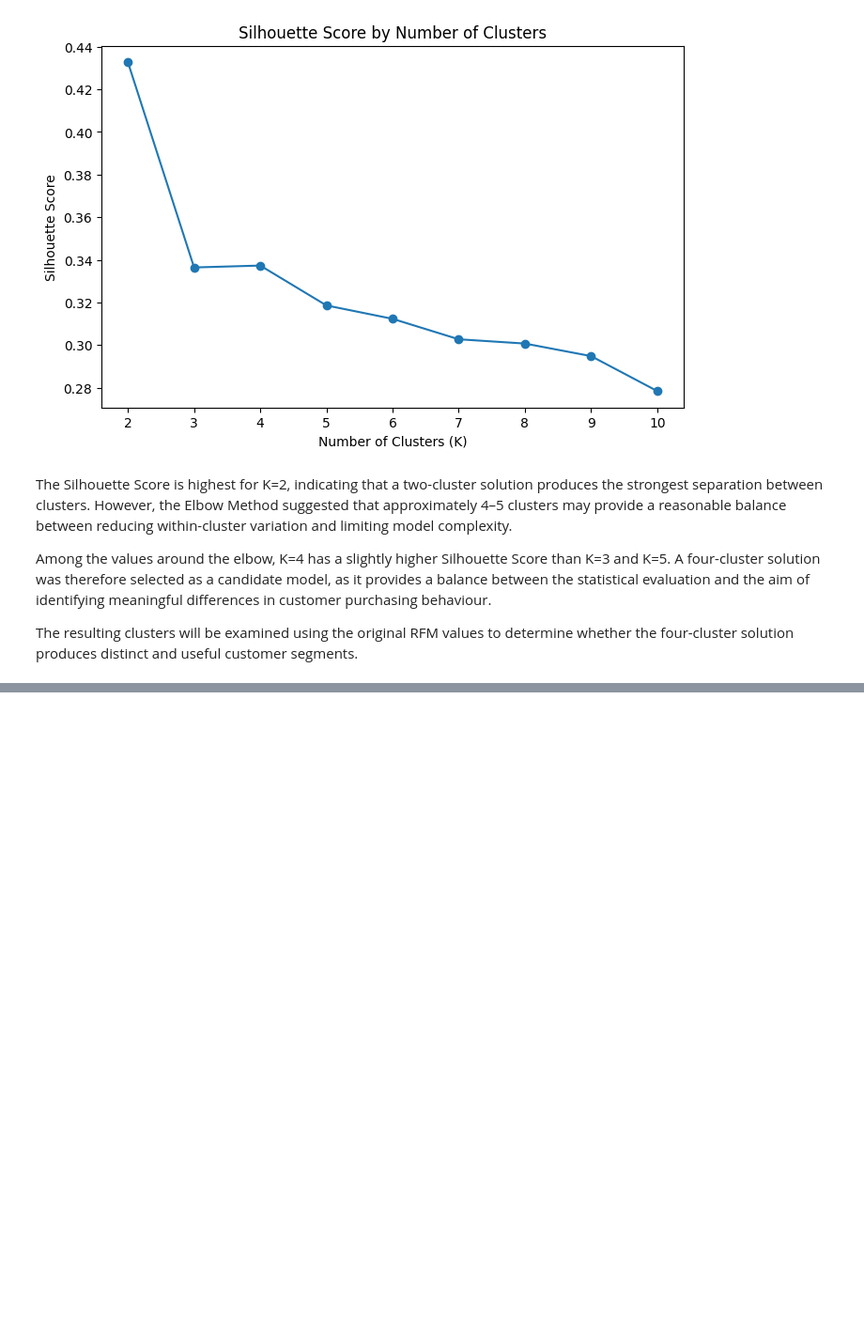
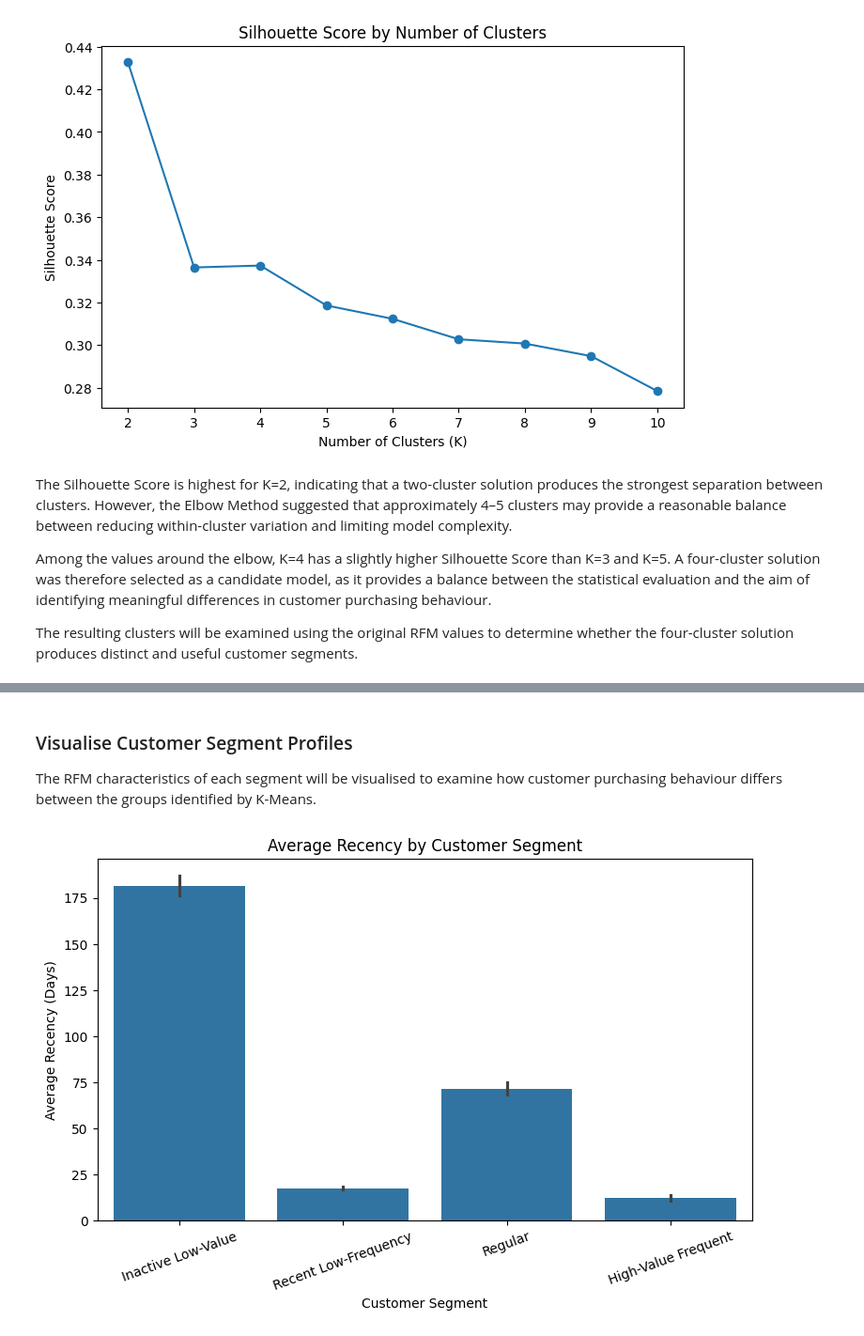
Before and after one commit to sahra02/Online-Retail-Transaction-Analysis, a Jupyter notebook: jupyter_notebooks/03-Machine_Learning.ipynb, the cells around one changed output, grey strips where cells are left out. Shown at 94% size. Saved outputs shown, nothing was run; the diff lists cells and outputs as text; code cells hidden in the pictures; blank space fills up the shorter version.

```diff
--- a/jupyter_notebooks/03-Machine_Learning.ipynb
+++ b/jupyter_notebooks/03-Machine_Learning.ipynb
@@ -501,0 +638,24 @@ The resulting clusters will be examined using the original RFM values to determi
+# %% [markdown]
+### Visualise Customer Segment Profiles
+
+The RFM characteristics of each segment will be visualised to examine how customer purchasing behaviour differs between the groups identified by K-Means.
+# %%
+segment_order = [
+    "Inactive Low-Value",
+    "Recent Low-Frequency",
+    "Regular",
+    "High-Value Frequent",
+]
+
+plt.figure(figsize=(9, 5))
+
+sns.barplot(data=rfm_clustered, x="Segment", y="Recency", order=segment_order)
+
+plt.title("Average Recency by Customer Segment")
+plt.xlabel("Customer Segment")
+plt.ylabel("Average Recency (Days)")
+plt.xticks(rotation=20)
+
+plt.show()
+# %% [output]
+[figure, added]
```
Also changed, not shown: parts of 28 cells of this notebook.
